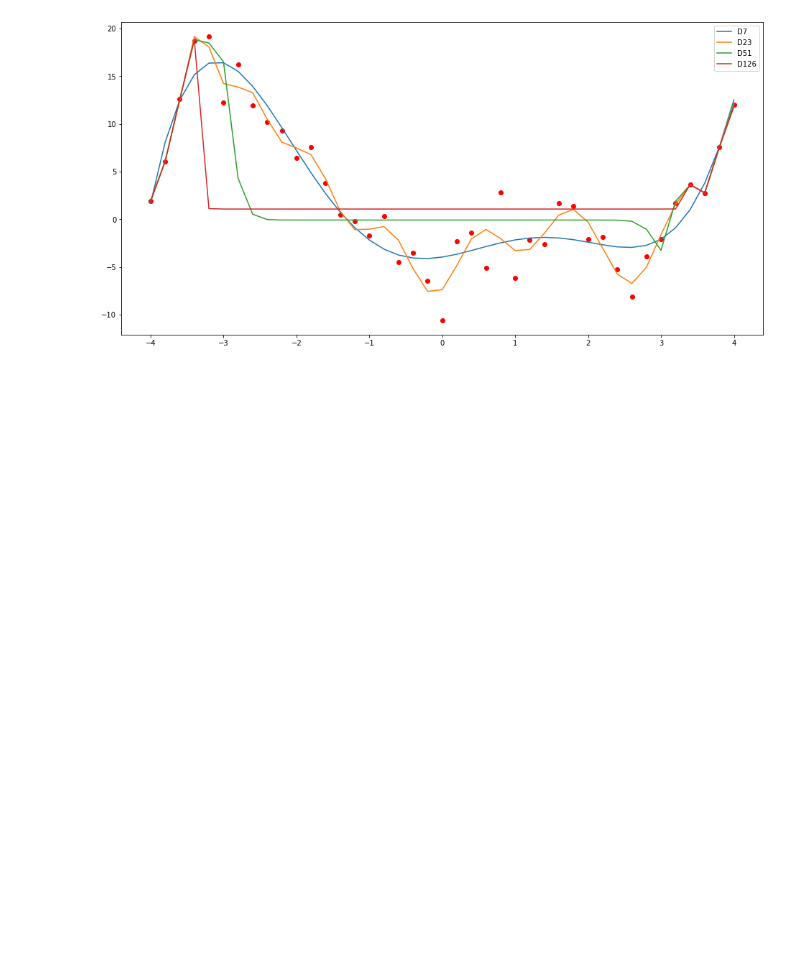
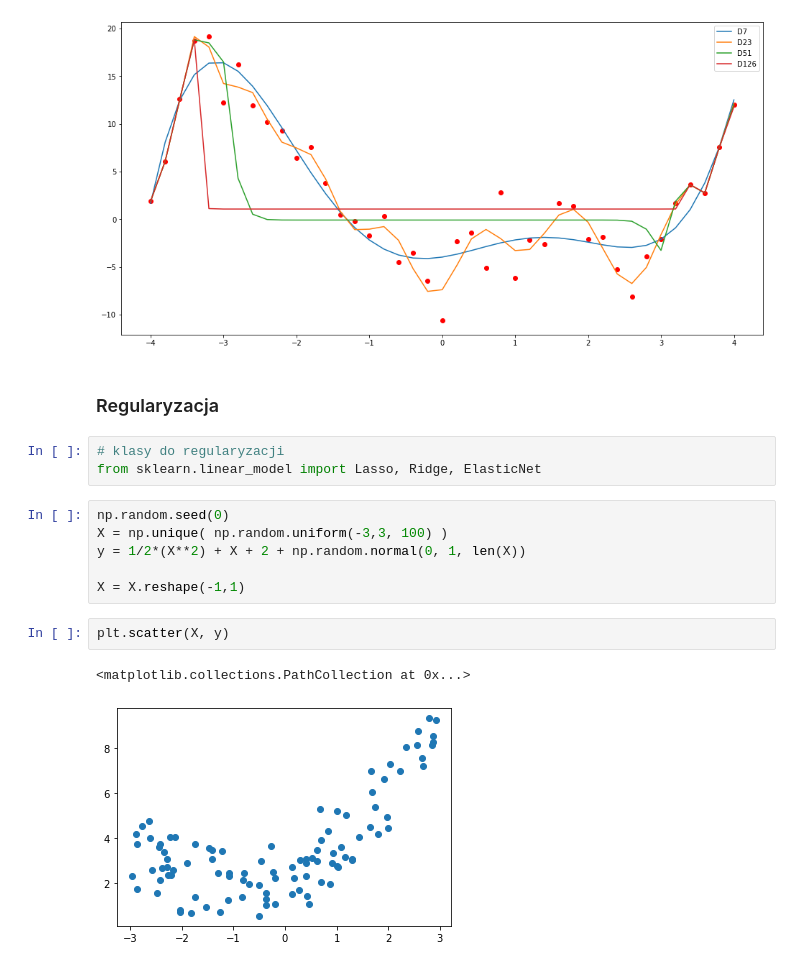
Before and after one commit to pad2012/Python2A, a Jupyter notebook: Dzien06/01-regresja.ipynb, the cells around one changed output. Cells and saved outputs as stored; diff of their text form; blank space fills up the shorter version.

```diff
--- a/Dzien06/01-regresja.ipynb
+++ b/Dzien06/01-regresja.ipynb
@@ -238,3 +238,19 @@ D=23, R2=0.951205706228542
 D=51, R2=0.5446037451617318
 D=126, R2=0.2615133303288173
 [figure]
+# %% [markdown]
+### Regularyzacja
+# %%
+# klasy do regularyzacji
+from sklearn.linear_model import Lasso, Ridge, ElasticNet
+# %%
+np.random.seed(0)
+X = np.unique( np.random.uniform(-3,3, 100) )
+y = 1/2*(X**2) + X + 2 + np.random.normal(0, 1, len(X))
+
+X = X.reshape(-1,1)
+# %%
+plt.scatter(X, y)
+# %% [output]
+<matplotlib.collections.PathCollection at 0x...>
+[figure, added]
```
Also changed, not shown: parts of 16 cells of this notebook.
